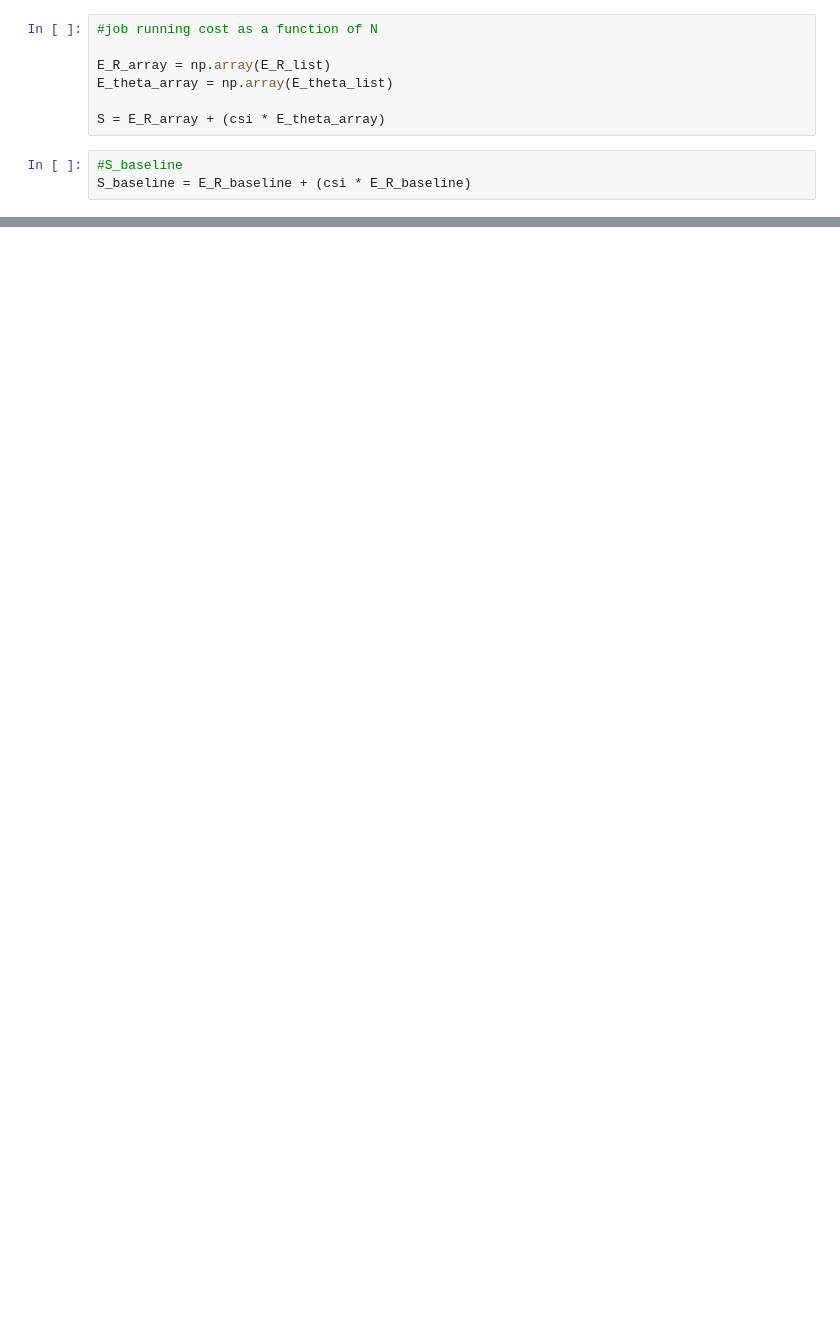
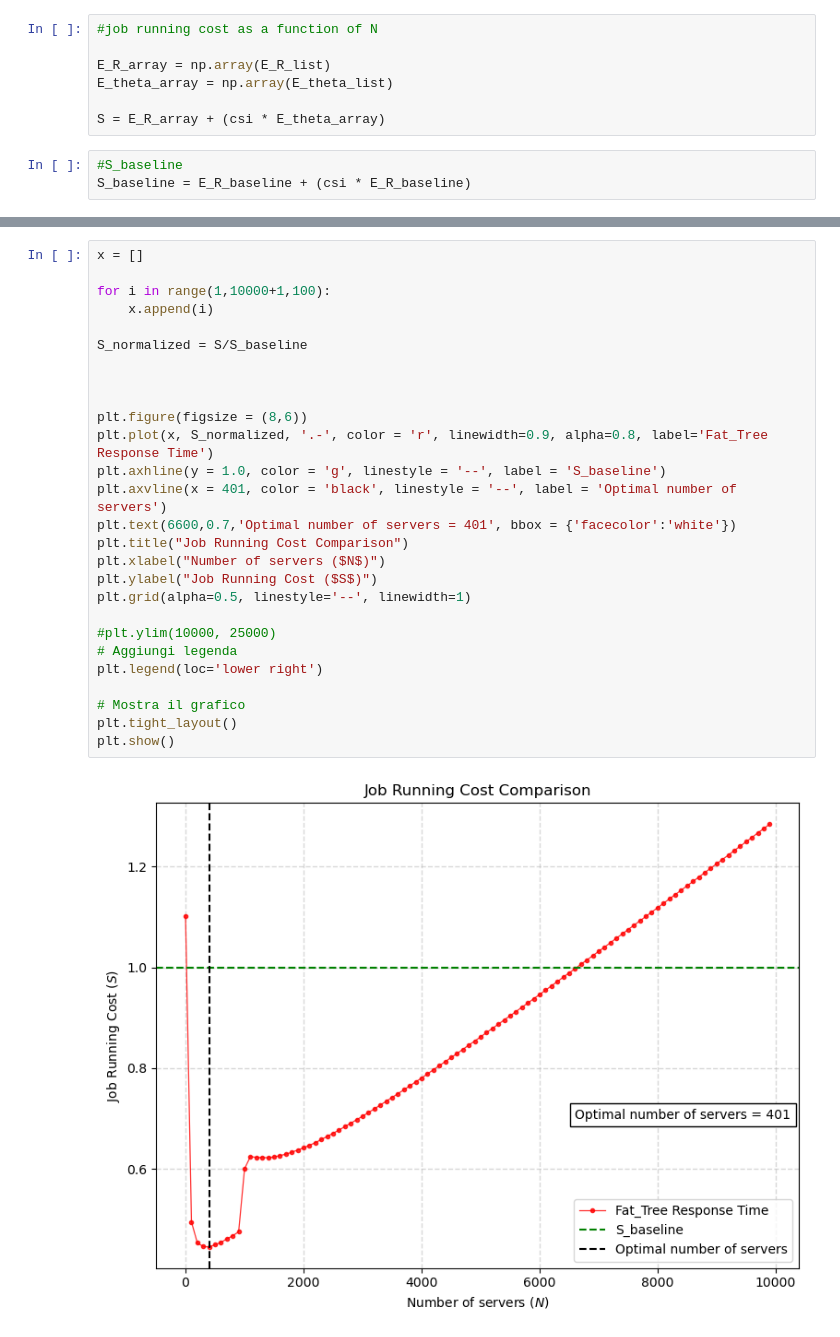
Before and after one commit to msancor/NBD-HW1, a Jupyter notebook: NBD_fat_tree.ipynb, the cells around one changed output, grey strips where cells are left out. Cells and saved outputs as stored; diff of their text form; blank space fills up the shorter version.

```diff
--- a/NBD_fat_tree.ipynb
+++ b/NBD_fat_tree.ipynb
@@ -207,0 +262,29 @@ plt.show()
+# %%
+x = []
+
+for i in range(1,10000+1,100):
+    x.append(i)
+
+S_normalized = S/S_baseline
+
+
+
+plt.figure(figsize = (8,6))
+plt.plot(x, S_normalized, '.-', color = 'r', linewidth=0.9, alpha=0.8, label='Fat_Tree Response Time')
+plt.axhline(y = 1.0, color = 'g', linestyle = '--', label = 'S_baseline')
+plt.axvline(x = 401, color = 'black', linestyle = '--', label = 'Optimal number of servers')
+plt.text(6600,0.7,'Optimal number of servers = 401', bbox = {'facecolor':'white'})
+plt.title("Job Running Cost Comparison")
+plt.xlabel("Number of servers ($N$)")
+plt.ylabel("Job Running Cost ($S$)")
+plt.grid(alpha=0.5, linestyle='--', linewidth=1)
+
+#plt.ylim(10000, 25000)
+# Aggiungi legenda
+plt.legend(loc='lower right')
+
+# Mostra il grafico
+plt.tight_layout()
+plt.show()
+# %% [output]
+[figure, added]
```
Also changed, not shown: parts of 9 cells of this notebook.
